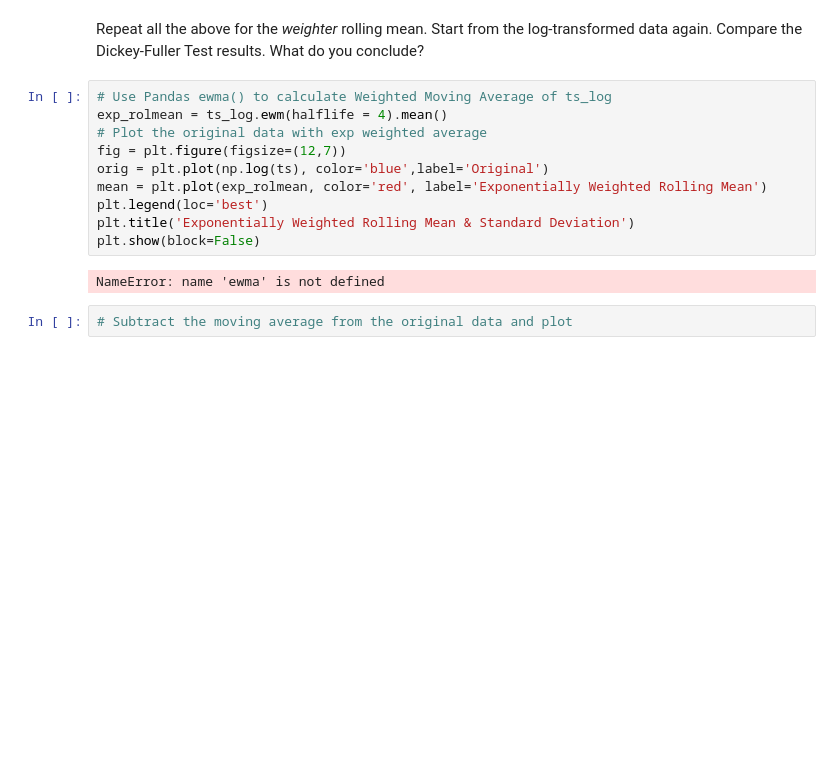
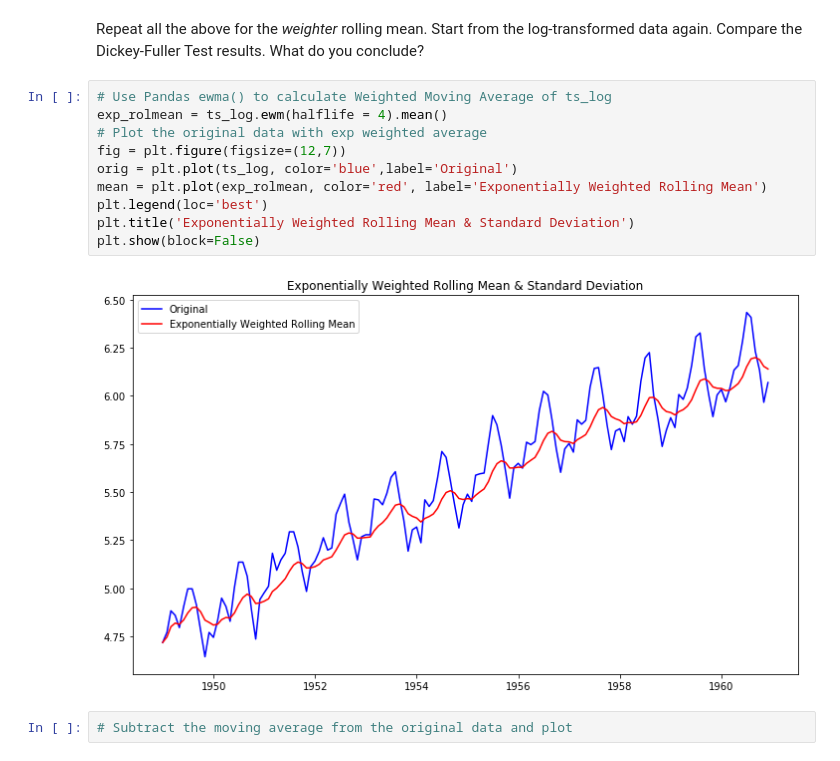
Before and after one commit to harrisonhardin/dsc-removing-trends-lab-houston-ds-042219, a Jupyter notebook: index.ipynb, the cells around one changed output. Saved outputs shown, nothing was run; the diff lists cells and outputs as text; blank space fills up the shorter version.

```diff
--- a/index.ipynb
+++ b/index.ipynb
@@ -193,15 +193,15 @@ Repeat all the above for the *weighter* rolling mean. Start from the log-transfo
 # %%
 # Use Pandas ewma() to calculate Weighted Moving Average of ts_log
 exp_rolmean = ts_log.ewm(halflife = 4).mean()
 # Plot the original data with exp weighted average
 fig = plt.figure(figsize=(12,7))
-orig = plt.plot(np.log(ts), color='blue',label='Original')
+orig = plt.plot(ts_log, color='blue',label='Original')
 mean = plt.plot(exp_rolmean, color='red', label='Exponentially Weighted Rolling Mean')
 plt.legend(loc='best')
 plt.title('Exponentially Weighted Rolling Mean & Standard Deviation')
 plt.show(block=False)
 # %% [output]
-NameError: name 'ewma' is not defined
+[figure, added]
 # %%
 # Subtract the moving average from the original data and plot
 # %%
```
